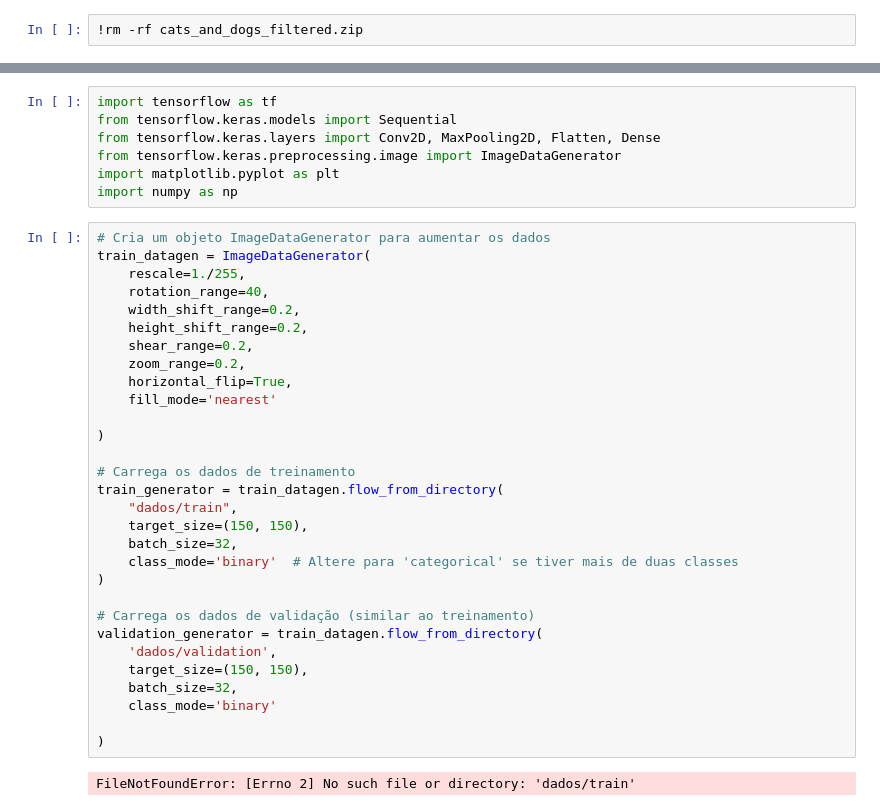
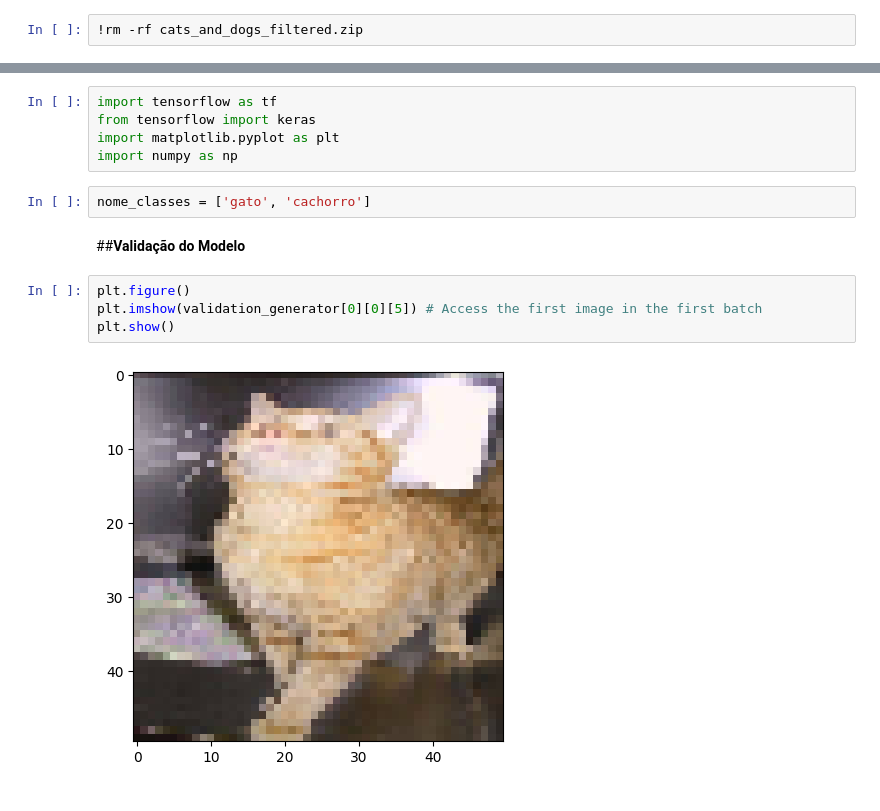
Before and after one commit to siqueirago/Analisando-textos-com-Languege-Studio-Azure, a Jupyter notebook: Cats_and_dogs.ipynb, the cells around one changed output, grey strips where cells are left out. Drawn from its saved outputs; the diff is of its cells as text.

```diff
--- a/Cats_and_dogs.ipynb
+++ b/Cats_and_dogs.ipynb
@@ -46,39 +10,15 @@ Requirement already satisfied: oauthlib>=3.0.0 in /usr/local/lib/python3.10/dist
 # %%
 import tensorflow as tf
-from tensorflow.keras.models import Sequential
-from tensorflow.keras.layers import Conv2D, MaxPooling2D, Flatten, Dense
-from tensorflow.keras.preprocessing.image import ImageDataGenerator
+from tensorflow import keras
 import matplotlib.pyplot as plt
 import numpy as np
-# %%
-# Cria um objeto ImageDataGenerator para aumentar os dados
-train_datagen = ImageDataGenerator(
-    rescale=1./255,
-    rotation_range=40,
-    width_shift_range=0.2,
-    height_shift_range=0.2,
-    shear_range=0.2,
-    zoom_range=0.2,
-    horizontal_flip=True,
-    fill_mode='nearest'
-
-)
-
-# Carrega os dados de treinamento
-train_generator = train_datagen.flow_from_directory(
-    "dados/train",
-    target_size=(150, 150),
-    batch_size=32,
-    class_mode='binary'  # Altere para 'categorical' se tiver mais de duas classes
-)
-
-# Carrega os dados de validação (similar ao treinamento)
-validation_generator = train_datagen.flow_from_directory(
-    'dados/validation',
-    target_size=(150, 150),
-    batch_size=32,
-    class_mode='binary'
-
-)
-# %% [output]
-FileNotFoundError: [Errno 2] No such file or directory: 'dados/train'
+# %%
+nome_classes = ['gato', 'cachorro']
+# %% [markdown]
+##**Validação do Modelo**
+# %%
+plt.figure()
+plt.imshow(validation_generator[0][0][5]) # Access the first image in the first batch
+plt.show()
+# %% [output]
+[figure, added]
```
Also changed, not shown: parts of 19 cells of this notebook.
